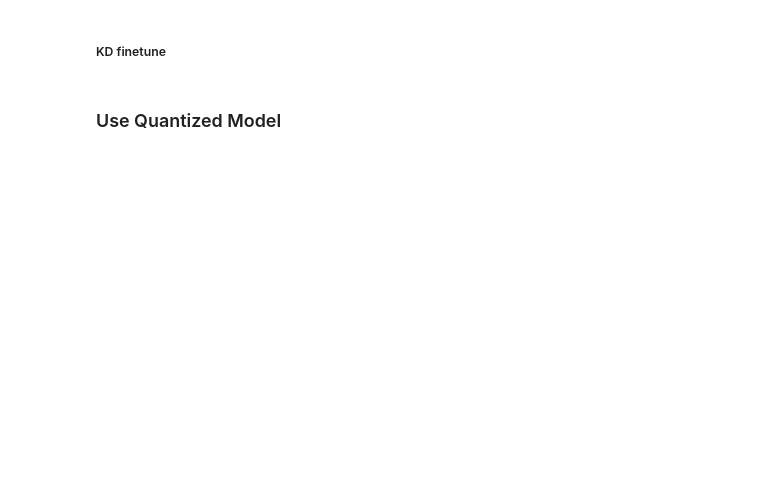
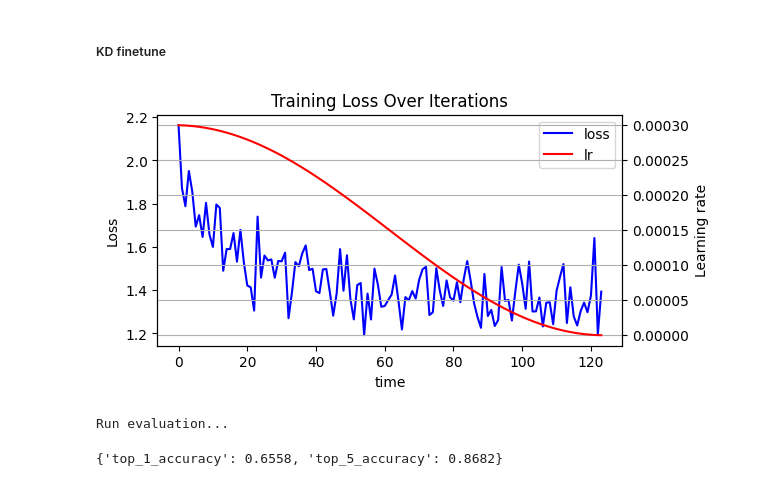
Before and after one commit to MiShutov/QuantizationBasics, a Jupyter notebook: scalar_quantization.ipynb, the cells around one changed output. Cells and saved outputs as stored; diff of their text form; code cells hidden in the pictures; blank space fills up the shorter version.

```diff
--- a/scalar_quantization.ipynb
+++ b/scalar_quantization.ipynb
@@ -338,28 +295,35 @@ wrapper.wrap_model(model)
 # %%
-train_batch_size = 32
+train_batch_size = 16
 n_epochs = 1
-train_lr = 1e-3
+train_lr = 3e-4
 
-train_loader = DataLoader(train_dataset, batch_size=train_batch_size, shuffle=True)
-trainable_parameters = prepare_trainable_params(model, exceptions=['embedder', 'classifier'])
-optimizer = torch.optim.Adam(trainable_parameters, lr=train_lr)
-teacher_model = AutoModelForImageClassification.from_pretrained(model_path).to(device)
+
+teacher_model = AutoModelForImageClassification.from_pretrained(path_to_pretrained_resnet18).to(device)
+train_loader, optimizer = prepare_for_finetuning(
+	model=model,
+	train_dataset=train_dataset,
+	train_batch_size=train_batch_size,
+	train_lr=train_lr
+)
 
 kd_finetune(
         model,
         teacher_model,
         optimizer,
         train_loader,
         n_epochs=n_epochs,
         use_scheduler=True,
         time_step=10,
         T=2,
         ce_loss_weight=0.75
 )
 
 res = eval(model, test_loader)
 print(res)
 
-# {'top_1_accuracy': 0.6644, 'top_5_accuracy': 0.8713} lr=1e-4 bs=16 large dataset
 # {'top_1_accuracy': 0.6668, 'top_5_accuracy': 0.8735} lr=2e-4 bs=16 large dataset
 # {'top_1_accuracy': 0.6686, 'top_5_accuracy': 0.8714} lr=3e-4 bs=16 large dataset
+# %% [output]
+[figure, added]
+Run evaluation...
+{'top_1_accuracy': 0.6558, 'top_5_accuracy': 0.8682}
@@ -368,2 +329,0 @@ print(res)
-# %% [markdown]
-### Use Quantized Model
```
Also changed, not shown: parts of 55 cells of this notebook, 6 other files.
